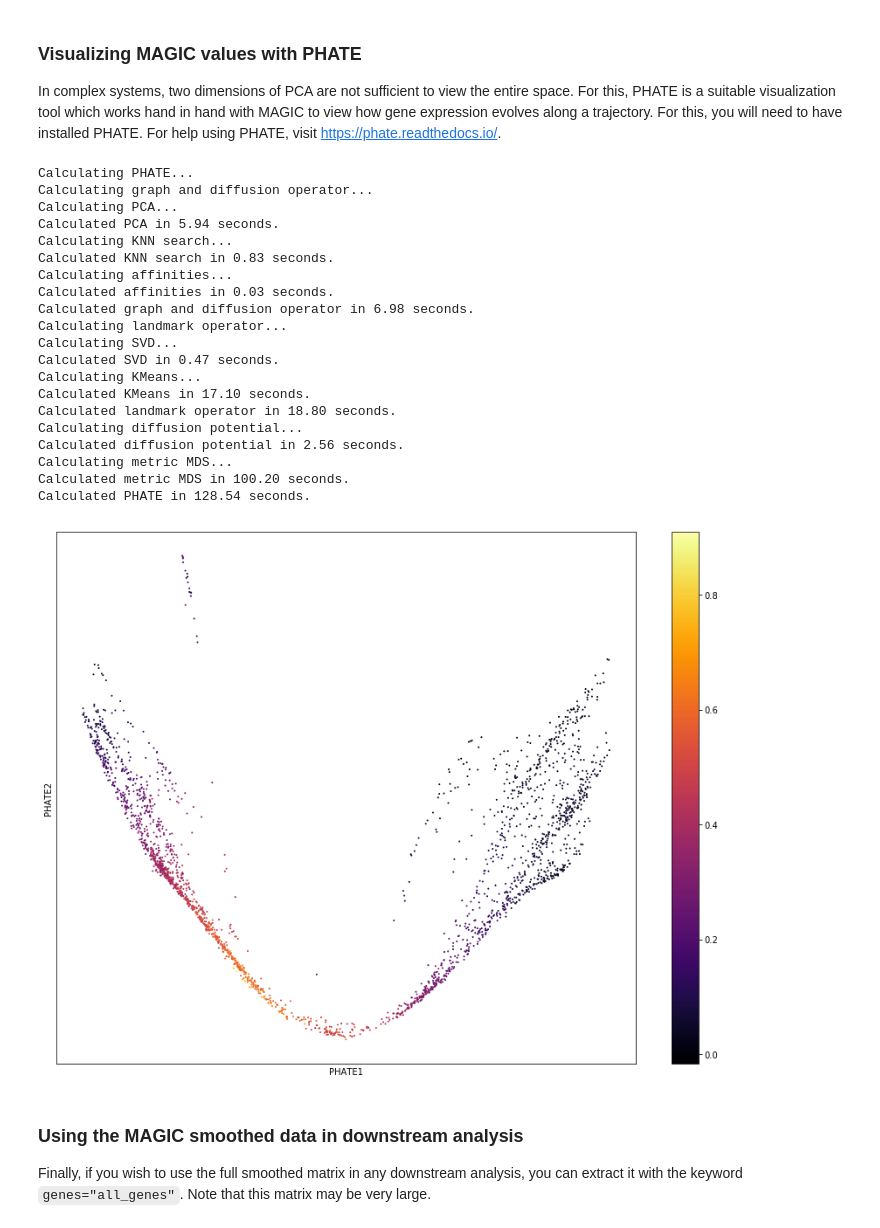
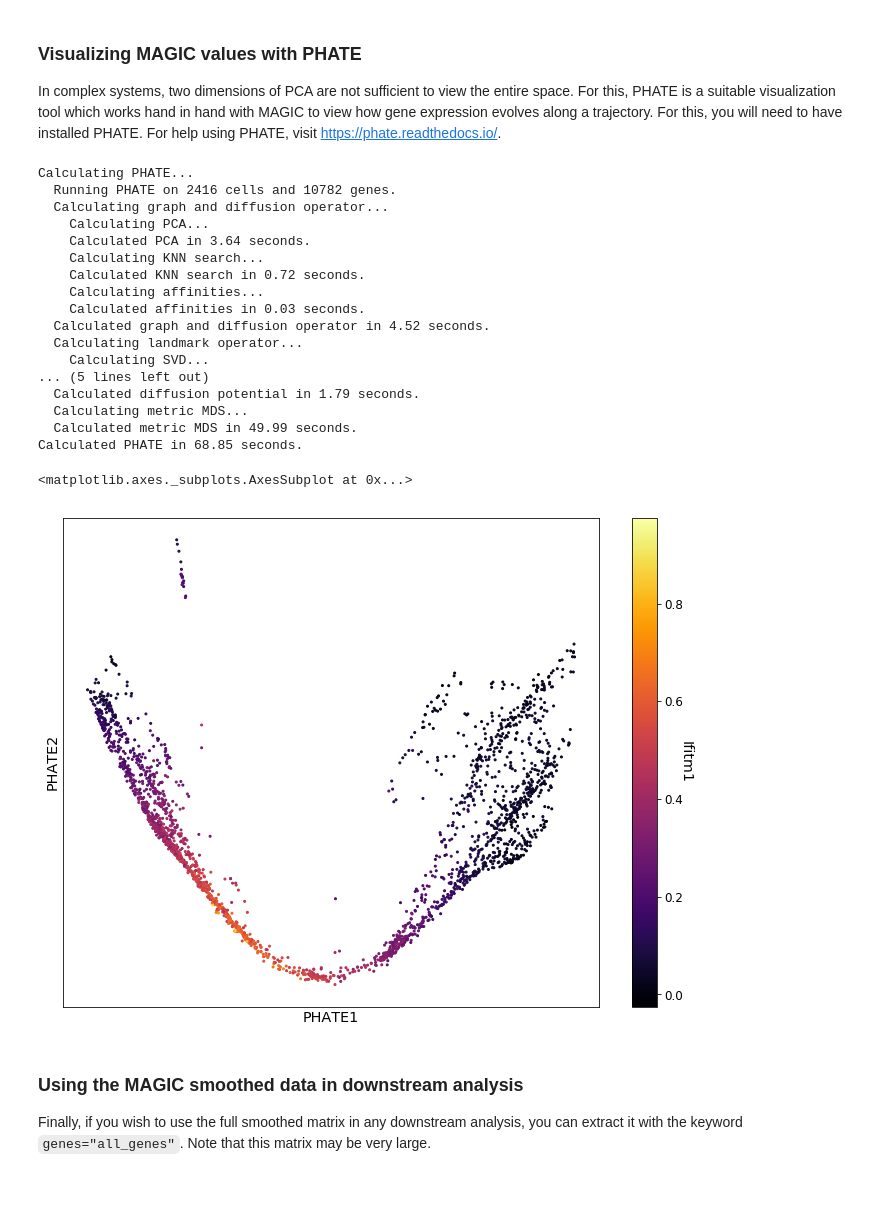
Before and after one commit to KrishnaswamyLab/MAGIC, a Jupyter notebook: python/tutorial_notebooks/bonemarrow_tutorial.ipynb, the cells around one changed output. Drawn from its saved outputs; the diff is of its cells as text; code cells hidden in the pictures; blank space fills up the shorter version.

Commit message:
update for graphtools v1.0.0

```diff
--- a/python/tutorial_notebooks/bonemarrow_tutorial.ipynb
+++ b/python/tutorial_notebooks/bonemarrow_tutorial.ipynb
@@ -92,7 +93,7 @@ bmmsc_data.head()
 # %% [markdown]
 We should also remove genes that are not expressed above a certain threshold, since they are not adding anything valuable to our analysis.
 # %%
-bmmsc_data = scprep.filter.remove_rare_genes(bmmsc_data, min_cells=10)
+bmmsc_data = scprep.filter.filter_rare_genes(bmmsc_data, min_cells=10)
 bmmsc_data.head()
 # %% [output]
 |  | 0610007C21Rik;Apr3 | 0610007L01Rik | 0610007P08Rik;Rad26l | 0610007P14Rik | 0610007P22Rik | 0610009B22Rik | ... |
@@ -131,5 +132,5 @@ If you don't specify any parameters, the following line creates an operator with
 # %%
-magic_op = magic.MAGIC(k=5)
+magic_op = magic.MAGIC(knn=5)
 # %% [markdown]
 #### Running MAGIC with gene selection
 
@@ -306,32 +281,31 @@ In complex systems, two dimensions of PCA are not sufficient to view the entire
 # %%
 import phate
 # %%
-data_phate = phate.PHATE(k=4, a=100, t=20).fit_transform(bmmsc_data)
+data_phate = phate.PHATE(knn=4, decay=100, t=20).fit_transform(bmmsc_data)
 # %% [output]
 Calculating PHATE...
-Calculating graph and diffusion operator...
-Calculating PCA...
-Calculated PCA in 5.94 seconds.
-Calculating KNN search...
-Calculated KNN search in 0.83 seconds.
-Calculating affinities...
-Calculated affinities in 0.03 seconds.
-Calculated graph and diffusion operator in 6.98 seconds.
-Calculating landmark operator...
-Calculating SVD...
-Calculated SVD in 0.47 seconds.
-Calculating KMeans...
-Calculated KMeans in 17.10 seconds.
-Calculated landmark operator in 18.80 seconds.
-Calculating diffusion potential...
-Calculated diffusion potential in 2.56 seconds.
-Calculating metric MDS...
-Calculated metric MDS in 100.20 seconds.
-Calculated PHATE in 128.54 seconds.
+  Running PHATE on 2416 cells and 10782 genes.
+  Calculating graph and diffusion operator...
+    Calculating PCA...
+    Calculated PCA in 3.64 seconds.
+    Calculating KNN search...
+    Calculated KNN search in 0.72 seconds.
+    Calculating affinities...
+    Calculated affinities in 0.03 seconds.
+  Calculated graph and diffusion operator in 4.52 seconds.
+  Calculating landmark operator...
+    Calculating SVD...
+... (5 lines left out)
+  Calculated diffusion potential in 1.79 seconds.
+  Calculating metric MDS...
+  Calculated metric MDS in 49.99 seconds.
+Calculated PHATE in 68.85 seconds.
 # %%
-phate.plot.scatter2d(data_phate, c=bmmsc_magic['Ifitm1'], figsize=(12,9))
+scprep.plot.scatter2d(data_phate, c=bmmsc_magic['Ifitm1'], figsize=(12,9),
+                      ticks=False, label_prefix="PHATE", legend_title="Ifitm1")
 # %% [output]
+<matplotlib.axes._subplots.AxesSubplot at 0x...>
-[figure, old version]
+[figure, new version]
 # %% [markdown]
 ### Using the MAGIC smoothed data in downstream analysis
 <a id="postprocess"></a>
```
Also changed, not shown: parts of 13 cells of this notebook, 6 other files.
